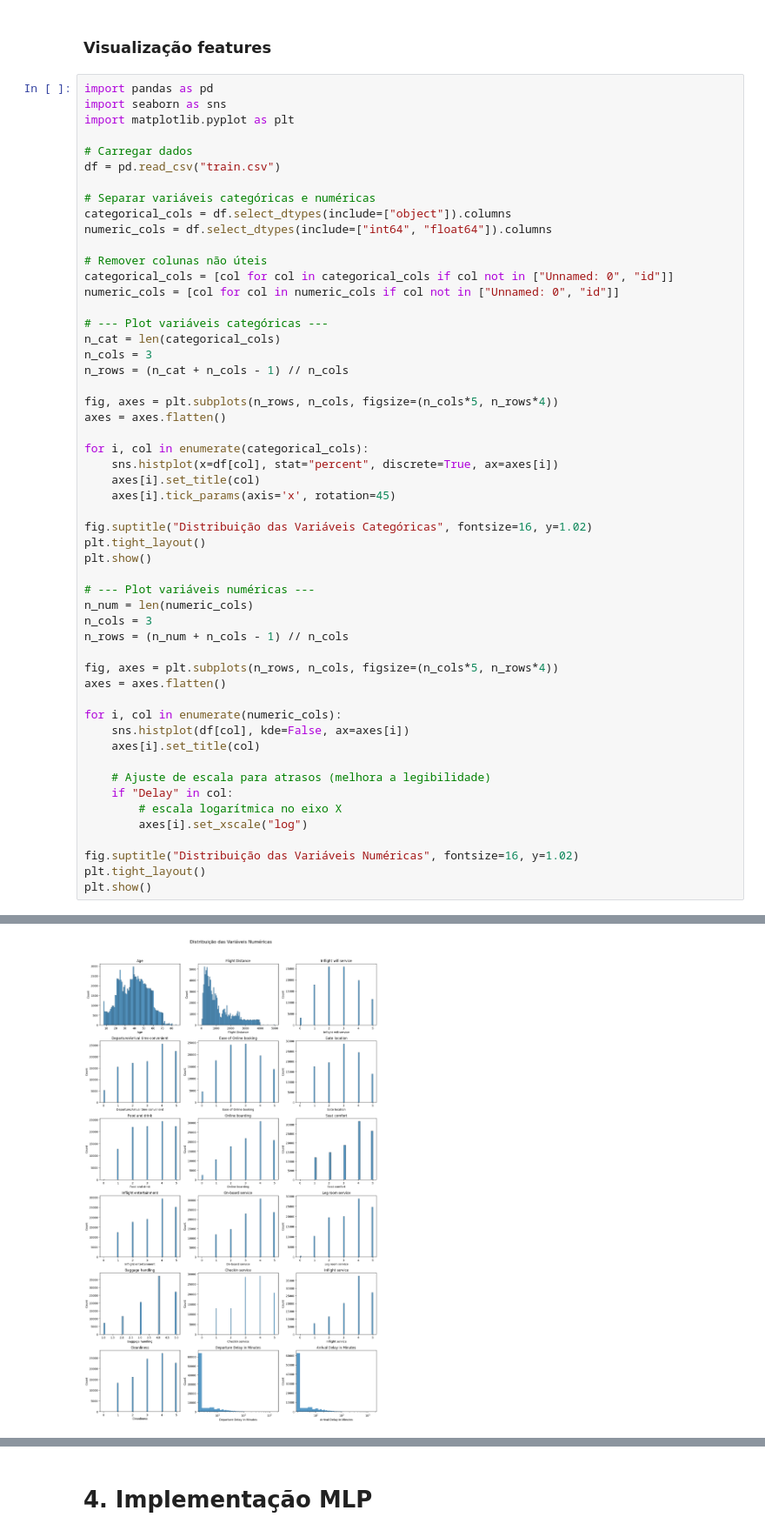
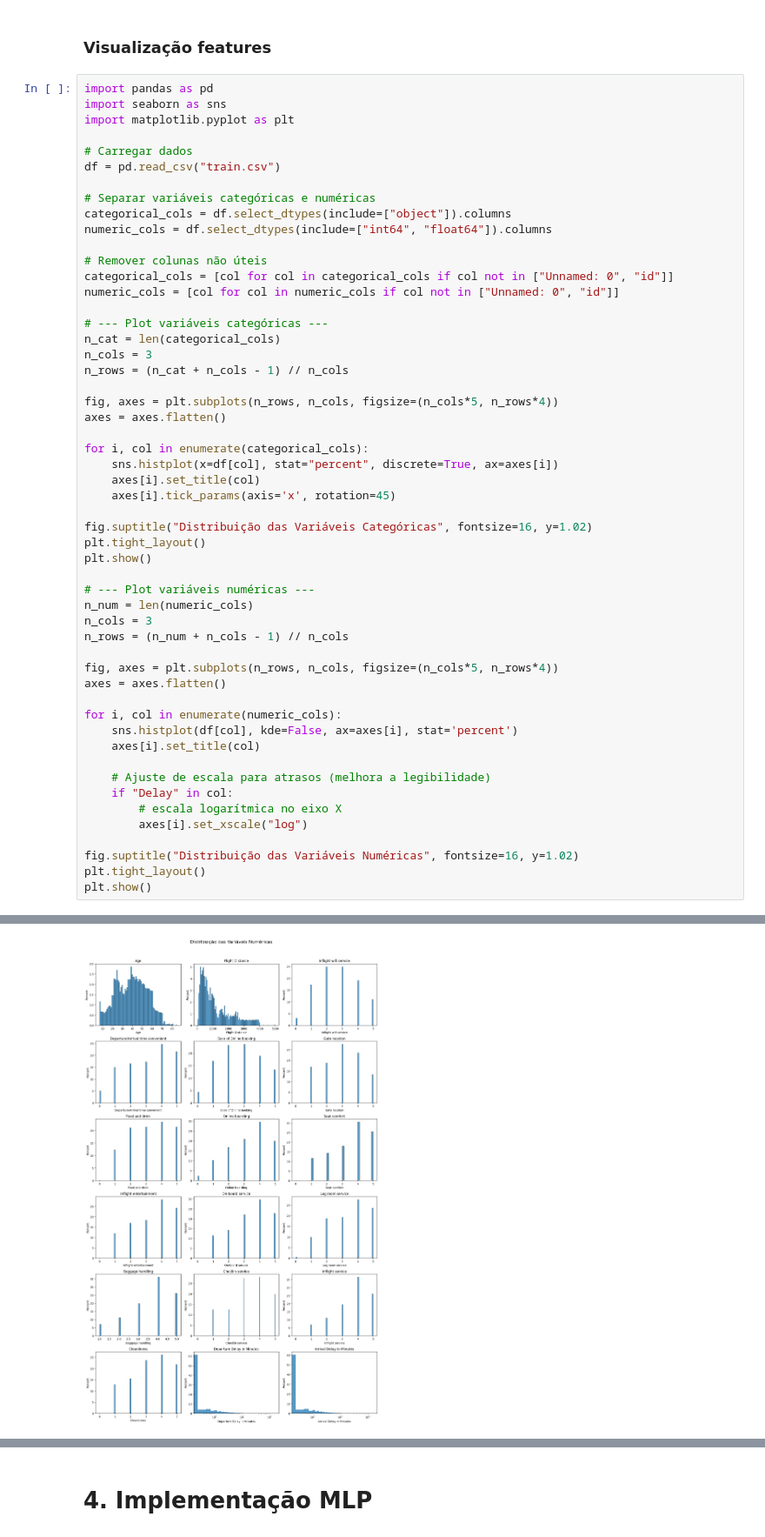
Before and after one commit to felipebns/classification_deeplearning, a Jupyter notebook: classification.ipynb, the cells around one changed output, grey strips where cells are left out. Shown at 87% size. Cells and saved outputs as stored; diff of their text form.

```diff
--- a/classification.ipynb
+++ b/classification.ipynb
@@ -91,32 +91,32 @@ axes = axes.flatten()
 for i, col in enumerate(categorical_cols):
     sns.histplot(x=df[col], stat="percent", discrete=True, ax=axes[i])
     axes[i].set_title(col)
     axes[i].tick_params(axis='x', rotation=45)
 
 fig.suptitle("Distribuição das Variáveis Categóricas", fontsize=16, y=1.02)
 plt.tight_layout()
 plt.show()
 
 # --- Plot variáveis numéricas ---
 n_num = len(numeric_cols)
 n_cols = 3
 n_rows = (n_num + n_cols - 1) // n_cols
 
 fig, axes = plt.subplots(n_rows, n_cols, figsize=(n_cols*5, n_rows*4))
 axes = axes.flatten()
 
 for i, col in enumerate(numeric_cols):
-    sns.histplot(df[col], kde=False, ax=axes[i])
+    sns.histplot(df[col], kde=False, ax=axes[i], stat='percent')
     axes[i].set_title(col)
 
     # Ajuste de escala para atrasos (melhora a legibilidade)
     if "Delay" in col:
         # escala logarítmica no eixo X
         axes[i].set_xscale("log")
 
 fig.suptitle("Distribuição das Variáveis Numéricas", fontsize=16, y=1.02)
 plt.tight_layout()
 plt.show()
 # %% [output]
 [figure]
-[figure, old version]
+[figure, new version]
```
Also changed, not shown: parts of 5 cells of this notebook.
